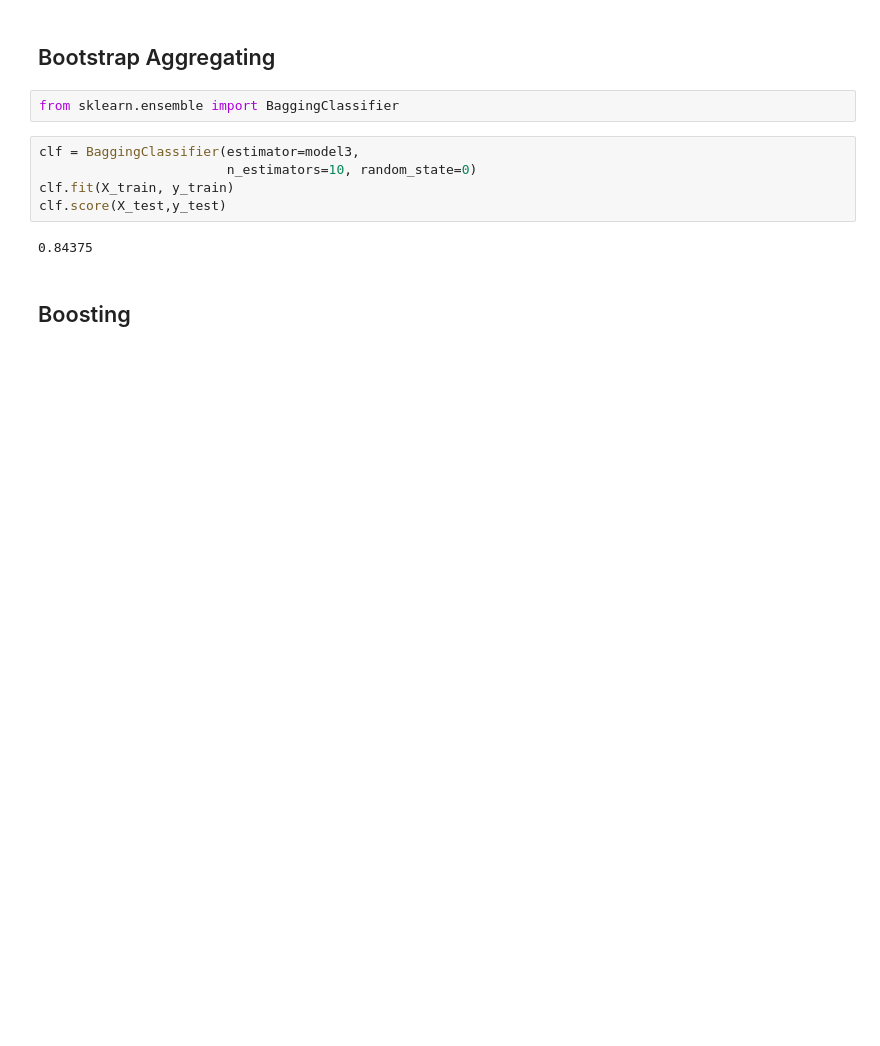
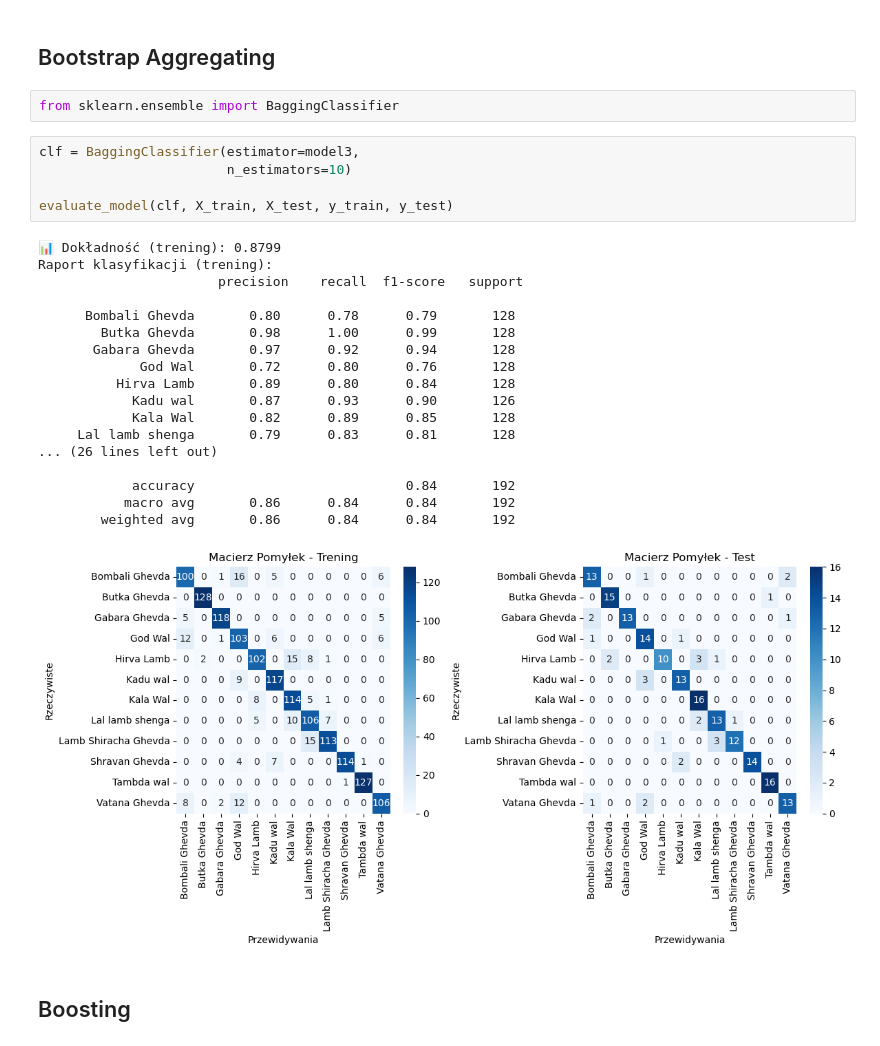
Before and after one commit to matjamroz/projekt_ML, a Jupyter notebook: Clasification.ipynb, the cells around one changed output. Cells and saved outputs as stored; diff of their text form; blank space fills up the shorter version.

```diff
--- a/Clasification.ipynb
+++ b/Clasification.ipynb
@@ -58,11 +150,28 @@ clf.fit(X_train, y_train).score(X_test, y_test)
 from sklearn.ensemble import BaggingClassifier
 # %%
 clf = BaggingClassifier(estimator=model3,
-                        n_estimators=10, random_state=0)
-clf.fit(X_train, y_train)
-clf.score(X_test,y_test)
+                        n_estimators=10)
+
+evaluate_model(clf, X_train, X_test, y_train, y_test)
 # %% [output]
-0.84375
+📊 Dokładność (trening): 0.8799
+Raport klasyfikacji (trening):
+                       precision    recall  f1-score   support
+
+      Bombali Ghevda       0.80      0.78      0.79       128
+        Butka Ghevda       0.98      1.00      0.99       128
+       Gabara Ghevda       0.97      0.92      0.94       128
+             God Wal       0.72      0.80      0.76       128
+          Hirva Lamb       0.89      0.80      0.84       128
+            Kadu wal       0.87      0.93      0.90       126
+            Kala Wal       0.82      0.89      0.85       128
+     Lal lamb shenga       0.79      0.83      0.81       128
+... (26 lines left out)
+
+            accuracy                           0.84       192
+           macro avg       0.86      0.84      0.84       192
+        weighted avg       0.86      0.84      0.84       192
+[figure, added]
 # %% [markdown]
 ## Boosting
 # %%
```
Also changed, not shown: parts of 14 cells of this notebook, 1 other file.
